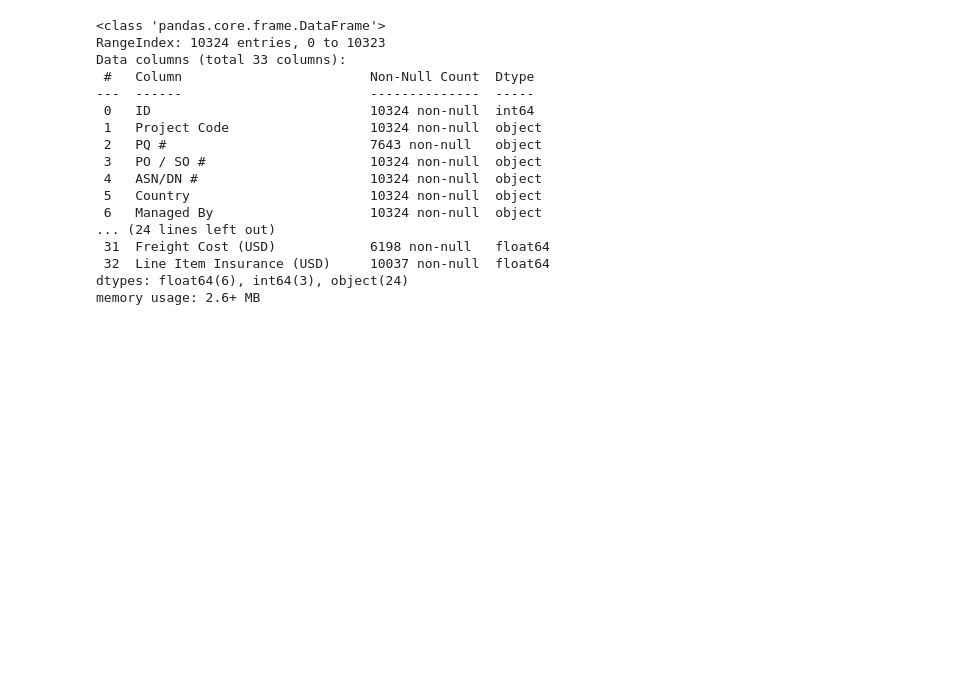
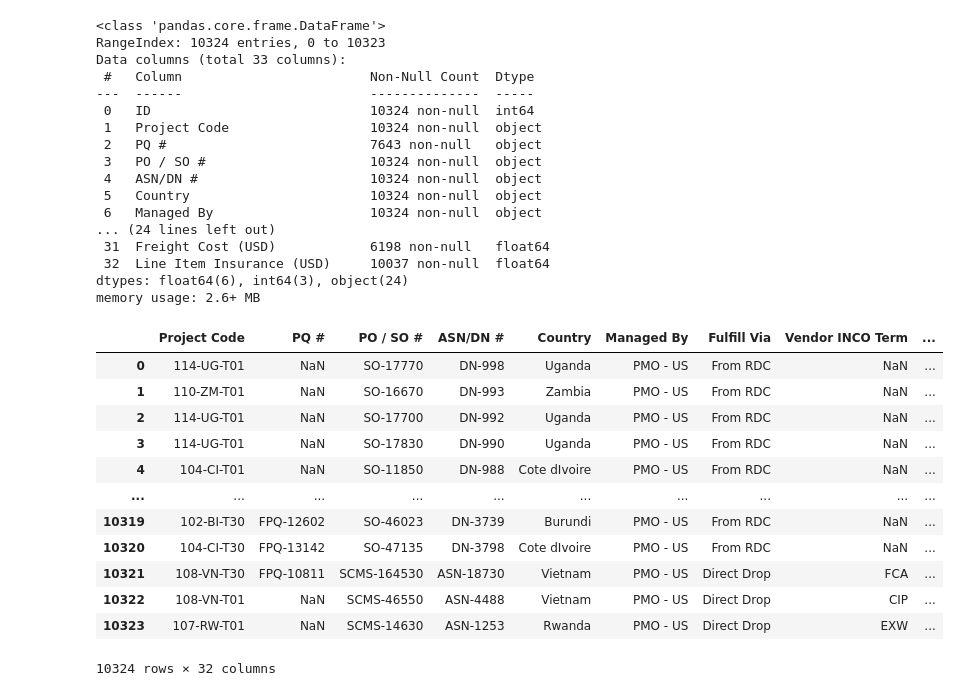
Before and after one commit to Deepak10010/Supply-Chain-Management-Systems, a Jupyter notebook: SCMS.ipynb, the cells around one changed output. Cells and saved outputs as stored; diff of their text form; code cells hidden in the pictures; blank space fills up the shorter version.

```diff
--- a/SCMS.ipynb
+++ b/SCMS.ipynb
@@ -38,0 +41,16 @@ memory usage: 2.6+ MB
+# %%
+df
+# %% [output]
+|  | Project Code | PQ # | PO / SO # | ASN/DN # | Country | Managed By | Fulfill Via | Vendor INCO Term | ... |
+| 0 | 114-UG-T01 | NaN | SO-17770 | DN-998 | Uganda | PMO - US | From RDC | NaN | ... |
+| 1 | 110-ZM-T01 | NaN | SO-16670 | DN-993 | Zambia | PMO - US | From RDC | NaN | ... |
+| 2 | 114-UG-T01 | NaN | SO-17700 | DN-992 | Uganda | PMO - US | From RDC | NaN | ... |
+| 3 | 114-UG-T01 | NaN | SO-17830 | DN-990 | Uganda | PMO - US | From RDC | NaN | ... |
+| 4 | 104-CI-T01 | NaN | SO-11850 | DN-988 | Cote dIvoire | PMO - US | From RDC | NaN | ... |
+| ... | ... | ... | ... | ... | ... | ... | ... | ... | ... |
+| 10319 | 102-BI-T30 | FPQ-12602 | SO-46023 | DN-3739 | Burundi | PMO - US | From RDC | NaN | ... |
+| 10320 | 104-CI-T30 | FPQ-13142 | SO-47135 | DN-3798 | Cote dIvoire | PMO - US | From RDC | NaN | ... |
+| 10321 | 108-VN-T30 | FPQ-10811 | SCMS-164530 | ASN-18730 | Vietnam | PMO - US | Direct Drop | FCA | ... |
+| 10322 | 108-VN-T01 | NaN | SCMS-46550 | ASN-4488 | Vietnam | PMO - US | Direct Drop | CIP | ... |
+| 10323 | 107-RW-T01 | NaN | SCMS-14630 | ASN-1253 | Rwanda | PMO - US | Direct Drop | EXW | ... |
+10324 rows × 32 columns
```
Also changed, not shown: parts of 5 cells of this notebook.
